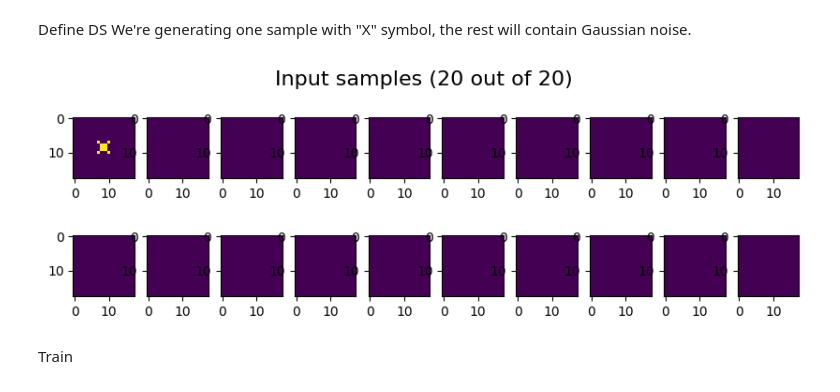
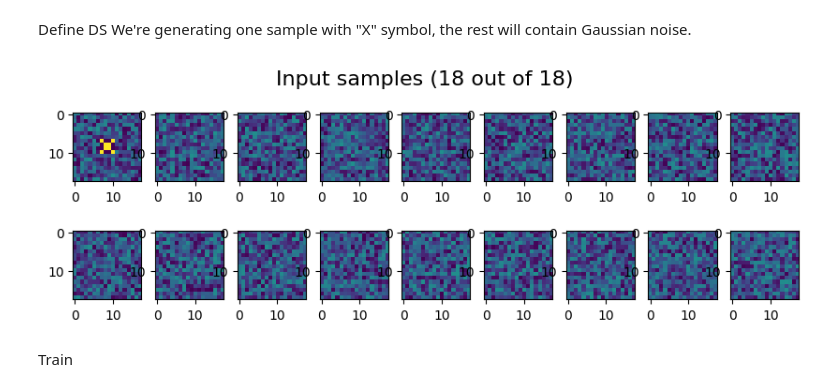
Before and after one commit to zostaw/disect-cnn, a Jupyter notebook: cnn_disect.ipynb, the cells around one changed output. Saved outputs shown, nothing was run; the diff lists cells and outputs as text; code cells hidden in the pictures.

```diff
--- a/cnn_disect.ipynb
+++ b/cnn_disect.ipynb
@@ -41,4 +46,4 @@ We're going to visualize:
 
 Gaussian noise can be enabled/disabled by changing NOISE variable.
 # %%
-NOISE=False # switch True/False to enable/disable Gaussian noise in input samples
+NOISE=True # switch True/False to enable/disable Gaussian noise in input samples
@@ -108,7 +120,7 @@ class CustomDataset(Dataset):
 Define DS
 We're generating one sample with "X" symbol, the rest will contain Gaussian noise.
 # %%
-ds_size = 20
+ds_size = 18
 symbol_0 = torch.tensor([
                          [1, 0, 0, 1],
                          [0, 1, 1, 0],
@@ -116,35 +128,35 @@ symbol_0 = torch.tensor([
                          [1, 0, 0, 1]],
                         dtype=inputs_dtype)
 if NOISE:
     X = (torch.rand((ds_size, 18, 18),
                         dtype=inputs_dtype))/2
 else:
     X = (torch.zeros((ds_size, 18, 18),
                         dtype=inputs_dtype))
 Y = torch.zeros((ds_size, 1), dtype=labels_dtype)
 
 # include single symbol in half of the  samples
 X[0, 7:11, 7:11] = symbol_0
 Y[0] = 1
 
 # dataloader
 dataset = CustomDataset(X, Y)
 dataloader = DataLoader(dataset, batch_size=ds_size, shuffle=True)
 
 # print first few input samples
 print_sample_rows = 2
-print_sample_columns = 10
+print_sample_columns = 9
 def print_samples(X, print_sample_rows, print_sample_columns):
     x_nograd = X.cpu().detach().numpy()
     fig, ax = plt.subplots(print_sample_rows, print_sample_columns, figsize=(10, 3))
     fig.suptitle(f"Input samples ({print_sample_columns*print_sample_rows} out of {len(X)})", fontsize=16)
     for i in range(print_sample_rows):
         for j in range(print_sample_columns):
             ax[i][j].imshow(x_nograd[print_sample_columns*i+j], vmin=0, vmax=1)
 
 print_samples(X, print_sample_rows, print_sample_columns)
 # %% [output]
-[figure, old version]
+[figure, new version]
 # %% [markdown]
 Train
 # %%
```
Also changed, not shown: parts of 43 cells of this notebook.
